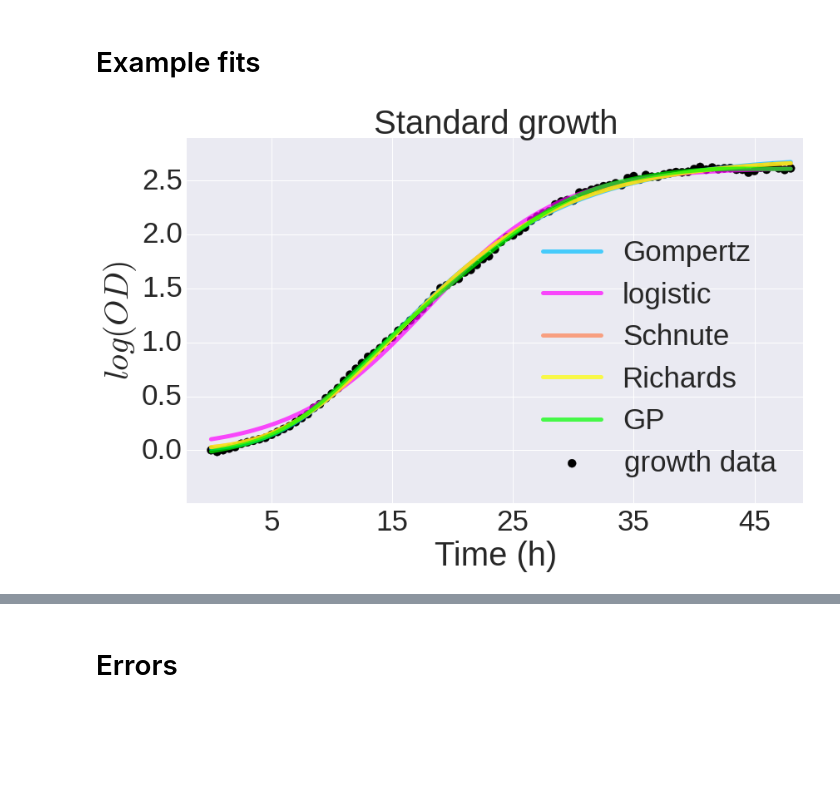
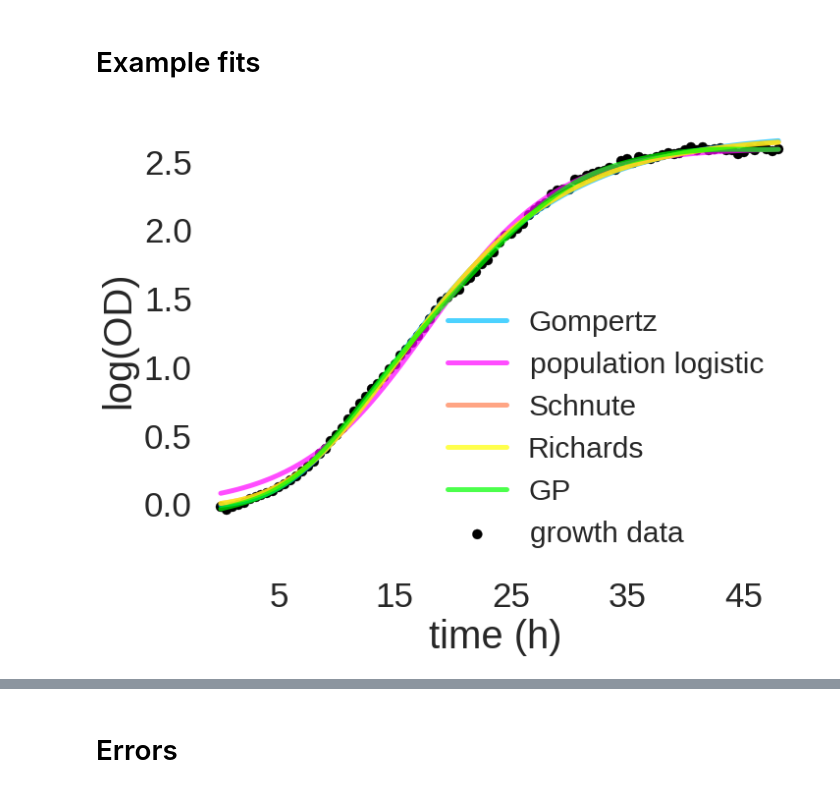
Before and after one commit to ptonner/gp_growth_phenotype, a Jupyter notebook: notebooks/classical_models.ipynb, the cells around one changed output, grey strips where cells are left out. Drawn from its saved outputs; the diff is of its cells as text; code cells hidden in the pictures; blank space fills up the shorter version.

```diff
--- a/notebooks/classical_models.ipynb
+++ b/notebooks/classical_models.ipynb
@@ -179,45 +137,45 @@ od = np.log2(od.tolist())
 od = od - od[0]
 
 # plt.figure(figsize=(8,6))
-plt.figure(figsize=(12,8))
+plt.figure(figsize=(10,8))
 plt.scatter(time,od,c='k',alpha=1,s=100,label='growth data')
 plt.xlim(-2,49)
-plt.title("Standard growth",fontsize=40)
-plt.xlabel("Time (h)",fontsize=40)
-plt.ylabel("$log(OD)$",fontsize=40)
+# plt.title("Standard growth",fontsize=40)
+plt.xlabel("time (h)",fontsize=40)
+plt.ylabel("log(OD)",fontsize=40)
 plt.xticks([5,15,25,35,45],fontsize=35)
 plt.ylim(-.49,2.9)
 plt.yticks(fontsize=35)
 
 linewidth=5
 alpha=.7
 
 m,A,l,mse = classical.optimize(time,od)
 predict = np.array([classical.gompertz(t,m,A,l) for t in time])
 plt.plot(time,predict,color="deepskyblue",linewidth=linewidth,label="Gompertz",alpha=alpha)
 
 m,A,l,mse = classical.optimize(time,od,classical.logistic)
 predict = np.array([classical.logistic(t,m,A,l) for t in time])
-plt.plot(time,predict,color="magenta",linewidth=linewidth,label="logistic",alpha=alpha)
+plt.plot(time,predict,color="magenta",linewidth=linewidth,label="population logistic",alpha=alpha)
 
 p,_ = classical.curve_fit(classical.schnute,time,od,p0=(.1,1,1,.1,.1))
 predict = np.array([classical.schnute(t,*p) for t in time])
 plt.plot(time,predict,color="coral",linewidth=linewidth,label="Schnute",alpha=alpha)
 
 p,_ = classical.curve_fit(classical.richards,time,od,p0=(.1,1,1,5))
 predict = np.array([classical.richards(t,*p) for t in time])
 plt.plot(time,predict,color="yellow",linewidth=linewidth,label="Richards",alpha=alpha)
 
 gp = GPy.models.GPRegression(time.values[:,None],od[:,None])
 gp.optimize()
 predict = gp.predict(time.values[:,None])[0]
 plt.plot(time,predict[:,0],color="lime",linewidth=linewidth,label="GP",alpha=alpha)
-plt.legend(loc="best",fontsize=35)
+plt.legend(loc="best",fontsize=30)
 
 plt.tight_layout()
-plt.savefig('figures/standard_growth_example.png',bbox_inches="tight")
+plt.savefig('figures/standard_growth_example.pdf',bbox_inches="tight",dpi=300)
 # %% [output]
-[figure, old version]
+[figure, new version]
 # %%
 od = g.get_group(('ura3',0.33299999999999996)).values[10,timeind:]
 od = np.log2(od.tolist())
```
Also changed, not shown: parts of 57 cells of this notebook, 6 other files.
